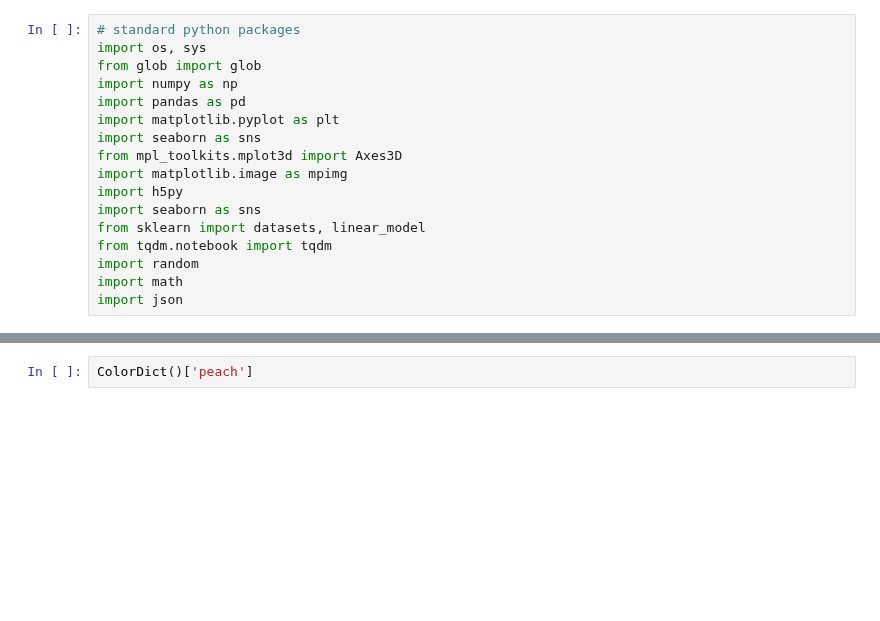
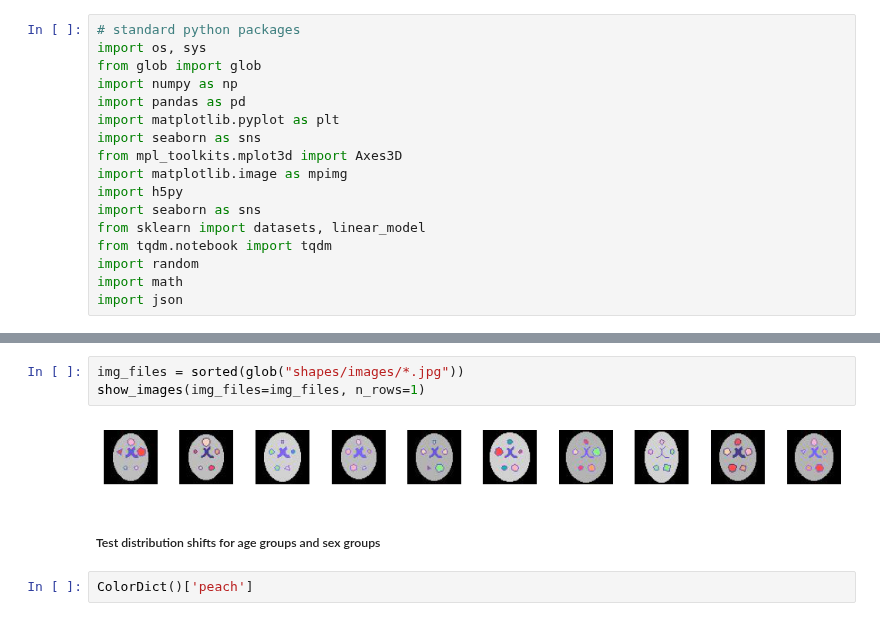
Before and after one commit to RoshanRane/toybrains, a Jupyter notebook: create_sim-data.ipynb, the cells around one changed output, grey strips where cells are left out. Cells and saved outputs as stored; diff of their text form; blank space fills up the shorter version.

```diff
--- a/create_sim-data.ipynb
+++ b/create_sim-data.ipynb
@@ -66,3 +96,10 @@ ColorDict()
+# %%
+img_files = sorted(glob("shapes/images/*.jpg"))
+show_images(img_files=img_files, n_rows=1)
+# %% [output]
+[figure, added]
+# %% [markdown]
+##### Test distribution shifts for age groups and sex groups
 # %%
 ColorDict()['peach']
 # %% [output]
```
Also changed, not shown: parts of 20 cells of this notebook, 1 other file.
